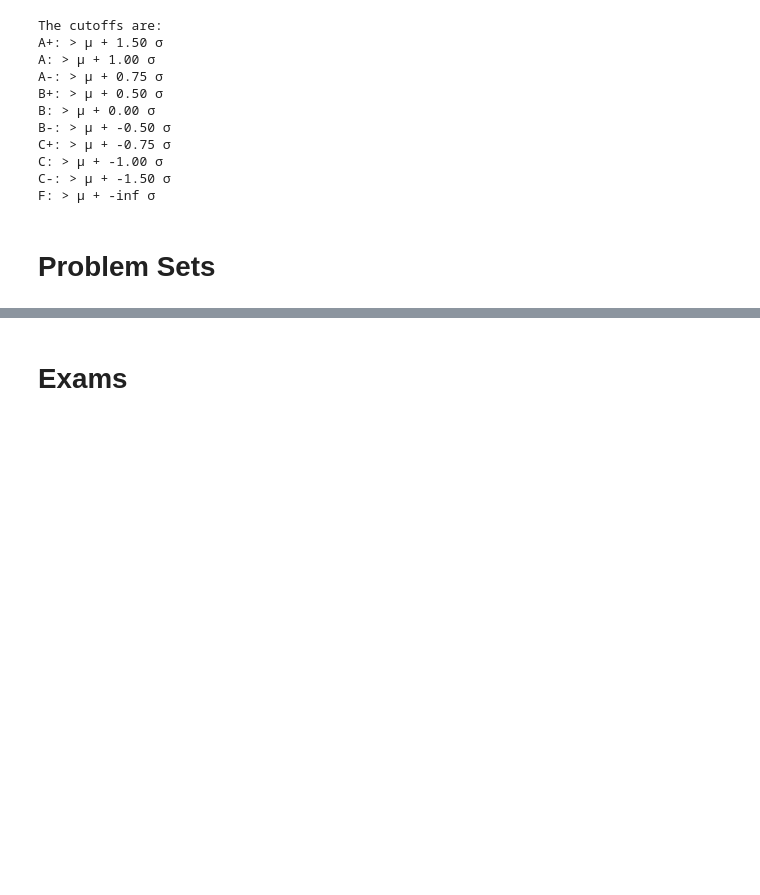
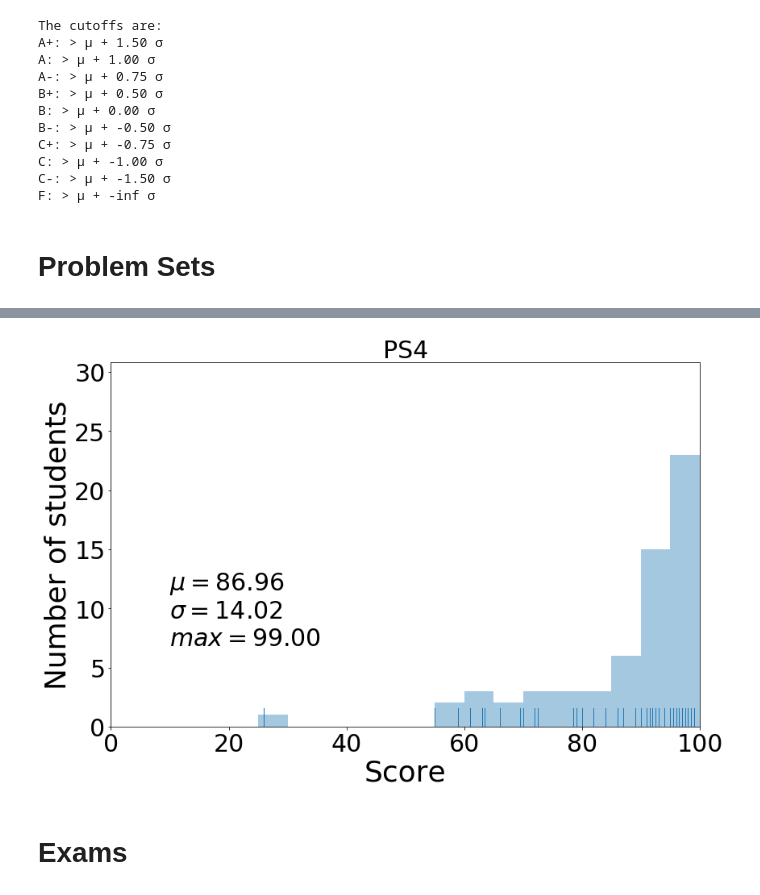
Before and after one commit to materialsvirtuallab/nano106, a Jupyter notebook: grades/NANO106_Grades_Spring2018.ipynb, the cells around one changed output, grey strips where cells are left out. Drawn from its saved outputs; the diff is of its cells as text; code cells hidden in the pictures; blank space fills up the shorter version.

```diff
--- a/grades/NANO106_Grades_Spring2018.ipynb
+++ b/grades/NANO106_Grades_Spring2018.ipynb
@@ -162,5 +162,7 @@ cutoffs = bar_plot(d, "PS3", annotate=False)
 # %%
-#cutoffs = bar_plot(d, "PS4", annotate=False)
+cutoffs = bar_plot(d, "PS4", annotate=False)
+# %% [output]
+[figure, added]
 # %% [markdown]
 # Exams
 # %%
```
Also changed, not shown: parts of 7 cells of this notebook.
